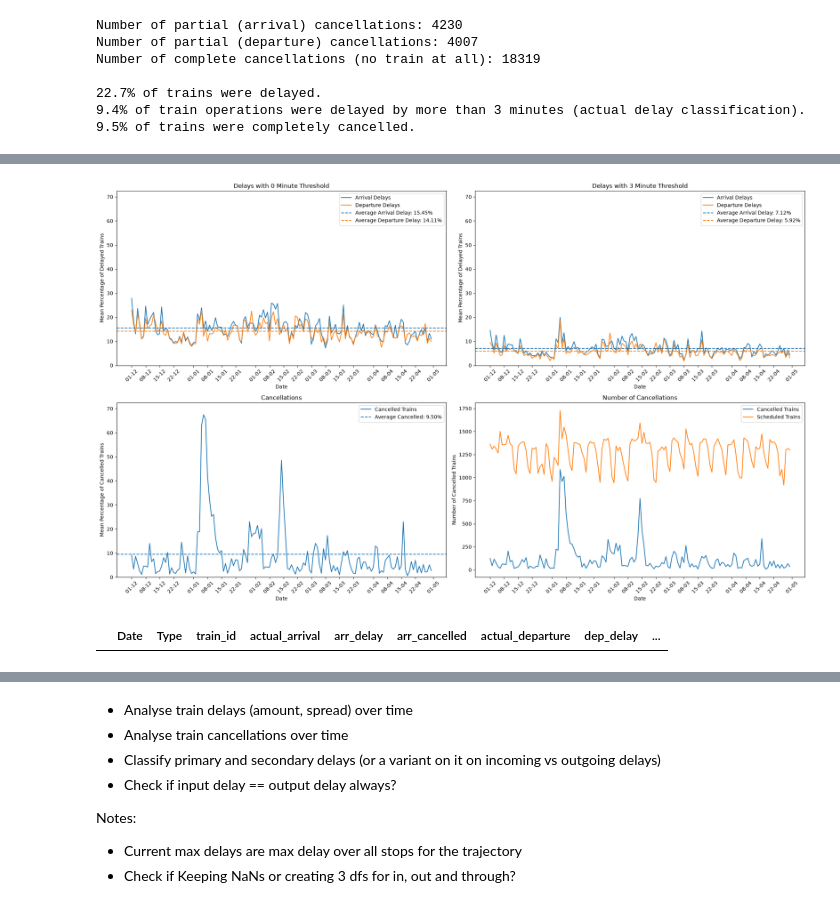
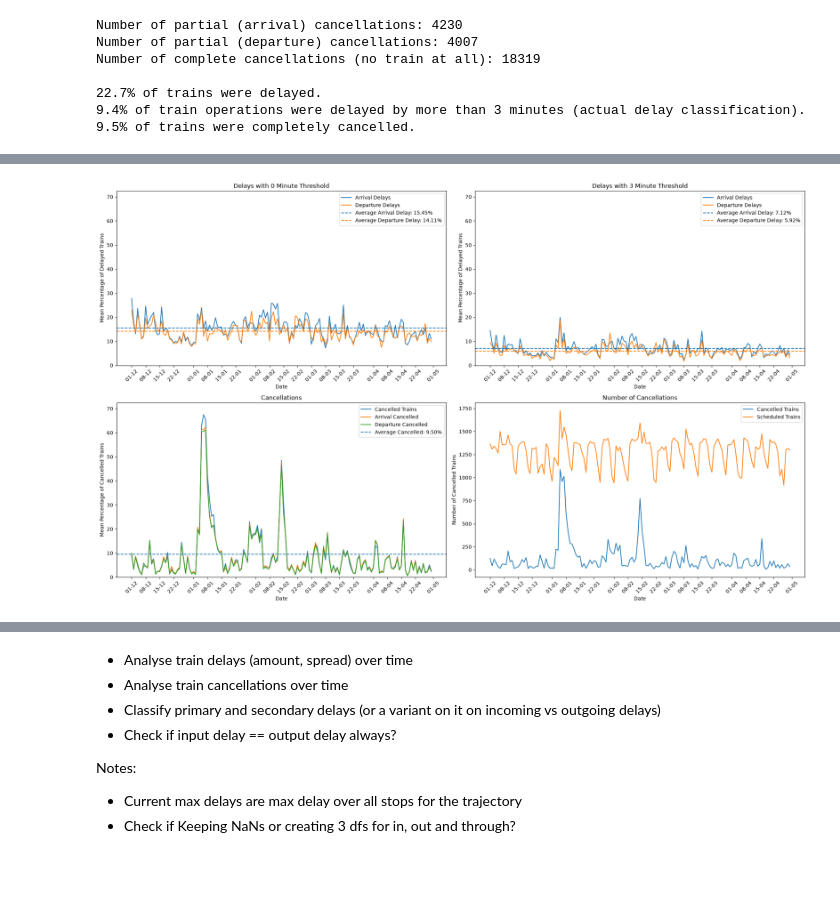
Before and after one commit to nicklj100/group20_til6022_project, a Jupyter notebook: period_selection.ipynb, the cells around one changed output, grey strips where cells are left out. Saved outputs shown, nothing was run; the diff lists cells and outputs as text; code cells hidden in the pictures; blank space fills up the shorter version.

```diff
--- a/period_selection.ipynb
+++ b/period_selection.ipynb
@@ -164,5 +150,4 @@ daily_delay
 # %%
-import matplotlib.dates as mdates
 daily_delay.index = pd.to_datetime(daily_delay.index)
 
 fig, ax = plt.subplots(2,2, figsize=(20, 12))
@@ -186,45 +171,38 @@ ax[0,1].set_title('Delays with 3 Minute Threshold')
 ax[0,1].legend()
 
 ax[1,0].plot(daily_delay.index, daily_delay['cancelled'], label='Cancelled Trains')
+ax[1,0].plot(daily_delay.index, daily_delay['arr_cancelled'], label='Arrival Cancelled')
+ax[1,0].plot(daily_delay.index, daily_delay['dep_cancelled'], label='Departure Cancelled')
 ax[1,0].axhline(cancelled_percentage, linestyle='--', color=ax[1,0].lines[0].get_color(), label=f'Average Cancelled: {cancelled_percentage:.2f}%')
 ax[1,0].set_xlabel('Date')
 ax[1,0].set_ylabel('Mean Percentage of Cancelled Trains')
 ax[1,0].set_title('Cancellations')
 ax[1,0].legend()
 
 train['Date'] = pd.to_datetime(train['Date'])
 daily_delay['cancelled_count'] = train.groupby('Date')['cancelled'].sum()
 daily_delay['scheduled_count'] = train.groupby('Date').size()
 
 ax[1,1].plot(daily_delay.index, daily_delay['cancelled_count'], label='Cancelled Trains')
 ax[1,1].plot(daily_delay.index, daily_delay['scheduled_count'], label='Scheduled Trains')
 ax[1,1].set_xlabel('Date')
 ax[1,1].set_ylabel('Number of Cancelled Trains')
 ax[1,1].set_title('Number of Cancellations')
 ax[1,1].legend()
 
 for a in ax.flat:
     a.xaxis.set_major_locator(mdates.AutoDateLocator(minticks=20, maxticks=30))
     a.xaxis.set_major_formatter(mdates.DateFormatter('%d-%m'))
     a.tick_params(axis='x', rotation=45)
 
 for a in ax.flat[:3]:
     a.set_ylim(0, max(daily_delay[
     ['arrival_delayed', 'departure_delayed',
      'arrival_delayed_3', 'departure_delayed_3',
      'cancelled']
     ].max()) + 5)
 
 plt.tight_layout()
 plt.show()
 # %% [output]
-[figure, old version]
+[figure, new version]
-# %%
-# Check for duplicates in dataset on specific day
-day = train[train['Date'] == '2026-01-05'].reset_index(drop=True)
-
-cols = ['train_id', 'scheduled_arrival', 'scheduled_departure']
-duplicates = day[day.duplicated(cols, keep=False)].sort_values(cols)
-duplicates
-# %% [output]
-|  | Date | Type | train_id | actual_arrival | arr_delay | arr_cancelled | actual_departure | dep_delay | ... |
```
Also changed, not shown: parts of 15 cells of this notebook.
